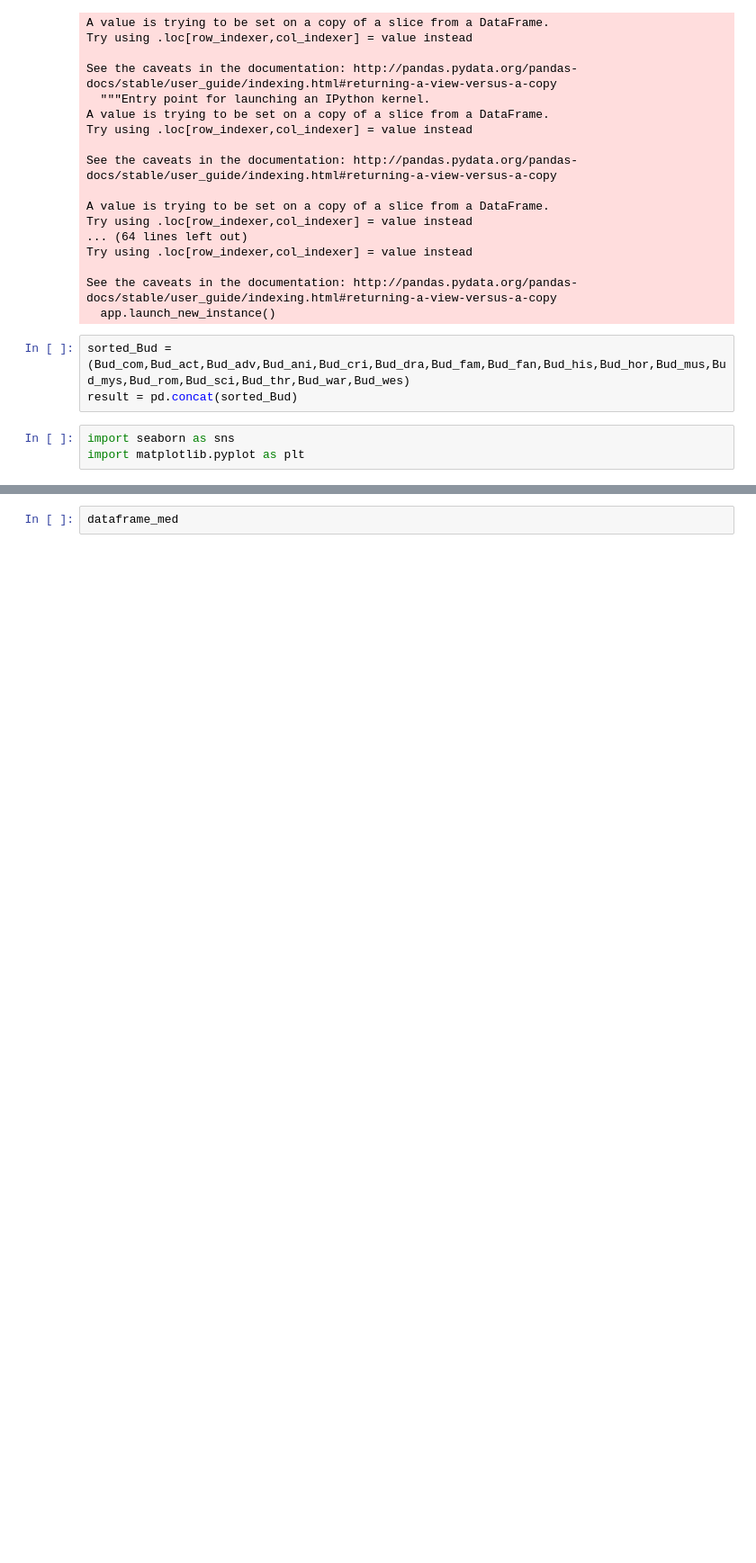
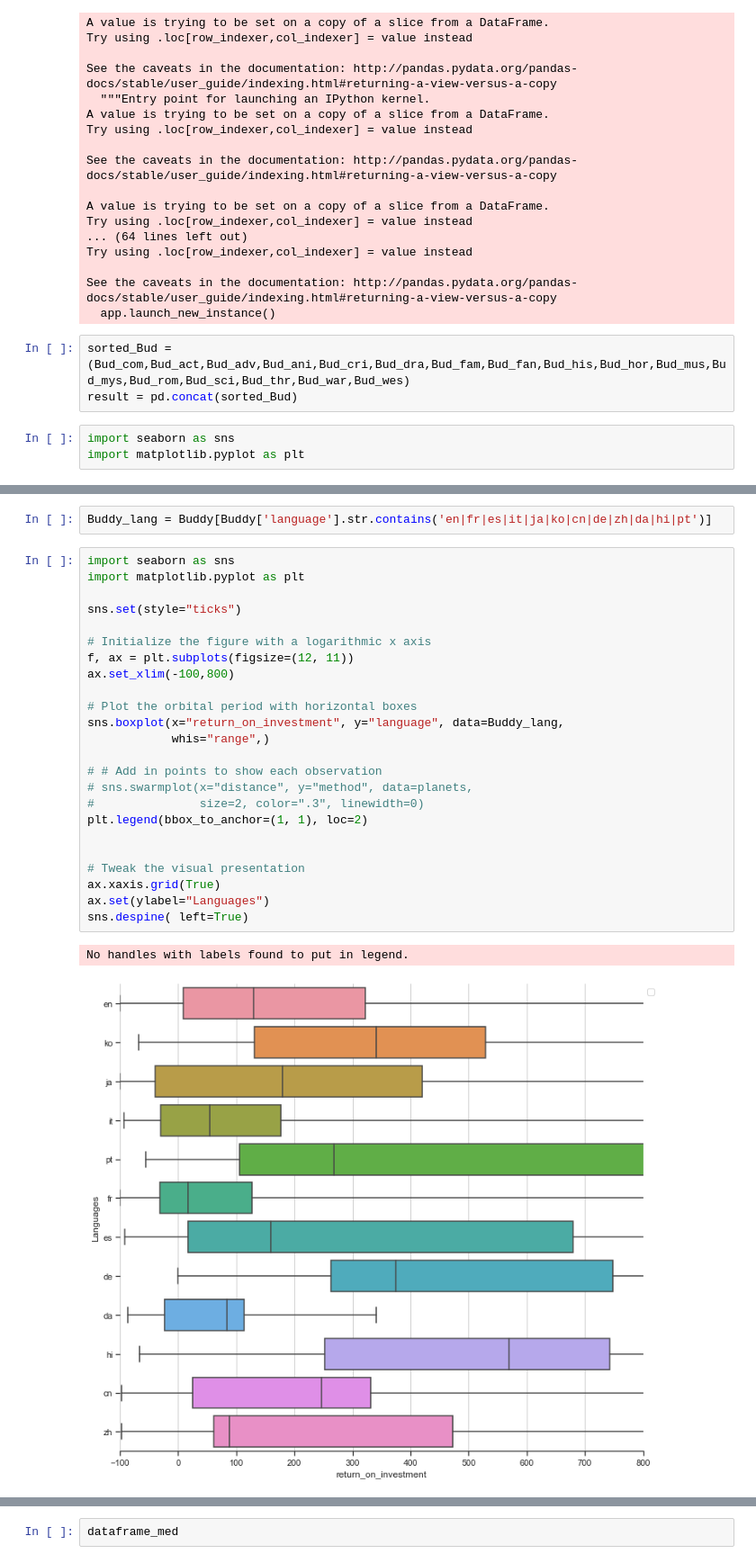
Before and after one commit to JohnTheTripper/MovieProjectFIDS, a Jupyter notebook: The movie DB code .ipynb, the cells around one changed output, grey strips where cells are left out. Shown: that part at 90% size. Saved outputs shown, nothing was run; the diff lists cells and outputs as text; blank space fills up the shorter version.

```diff
--- a/The movie DB code .ipynb
+++ b/The movie DB code .ipynb
@@ -563,0 +647,29 @@ sns.relplot(x="runtime", y="metacritic_score", data=dataframe_med )
+# %%
+Buddy_lang = Buddy[Buddy['language'].str.contains('en|fr|es|it|ja|ko|cn|de|zh|da|hi|pt')]
+# %%
+import seaborn as sns
+import matplotlib.pyplot as plt
+
+sns.set(style="ticks")
+
+# Initialize the figure with a logarithmic x axis
+f, ax = plt.subplots(figsize=(12, 11))
+ax.set_xlim(-100,800)
+
+# Plot the orbital period with horizontal boxes
+sns.boxplot(x="return_on_investment", y="language", data=Buddy_lang,
+            whis="range",)
+
+# # Add in points to show each observation
+# sns.swarmplot(x="distance", y="method", data=planets,
+#               size=2, color=".3", linewidth=0)
+plt.legend(bbox_to_anchor=(1, 1), loc=2)
+
+
+# Tweak the visual presentation
+ax.xaxis.grid(True)
+ax.set(ylabel="Languages")
+sns.despine( left=True)
+# %% [output]
+No handles with labels found to put in legend.
+[figure, added]
```
Also changed, not shown: parts of 21 cells of this notebook.
